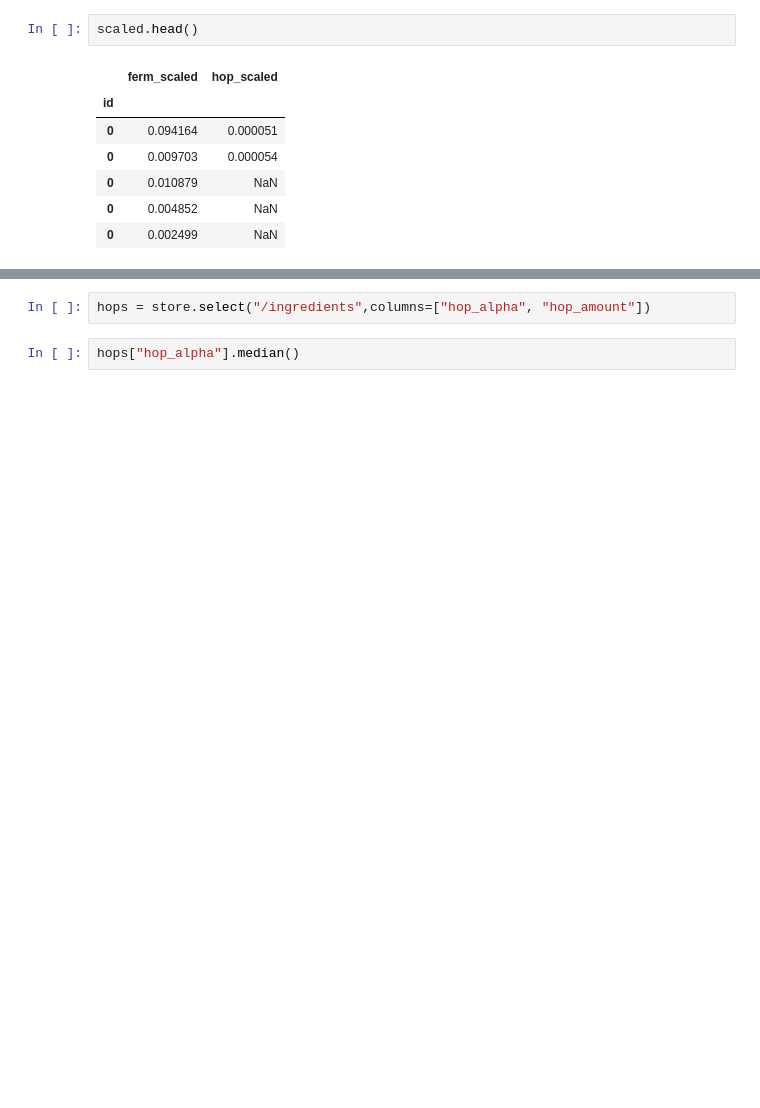
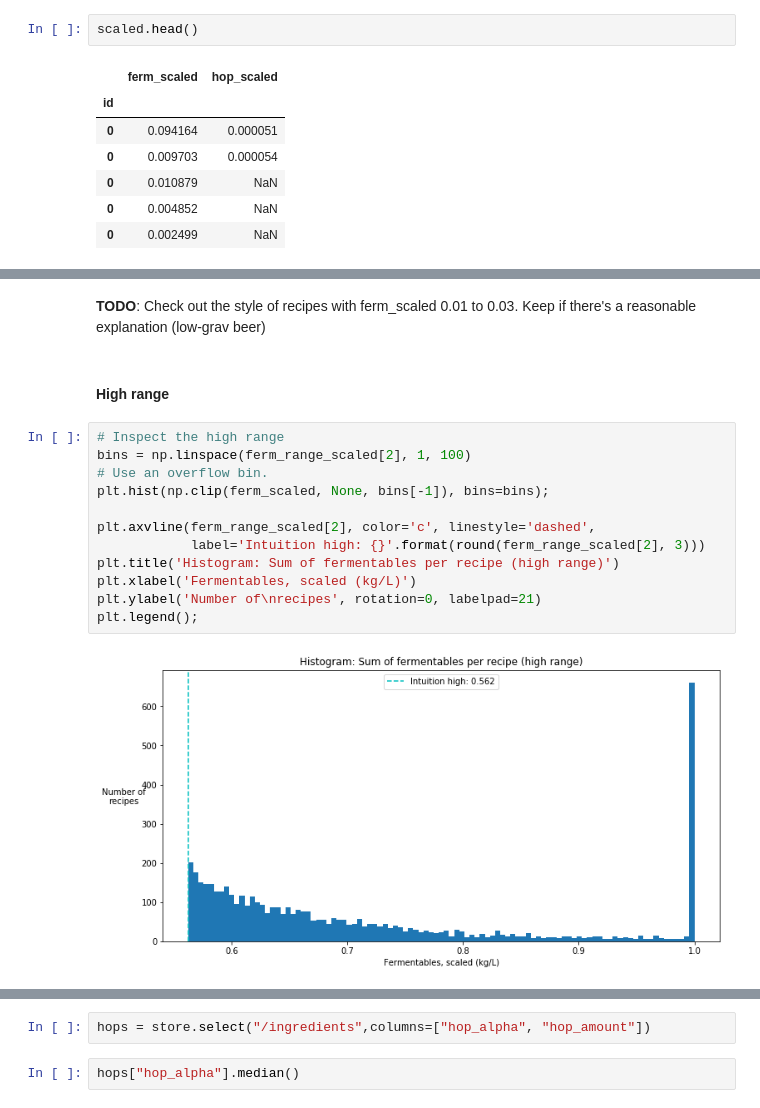
Before and after one commit to rmwoods/beer.ai, a Jupyter notebook: beer.ai/Ingredient Exploration.ipynb, the cells around one changed output, grey strips where cells are left out. Saved outputs shown, nothing was run; the diff lists cells and outputs as text; blank space fills up the shorter version.

```diff
--- a/beer.ai/Ingredient Exploration.ipynb
+++ b/beer.ai/Ingredient Exploration.ipynb
@@ -256,0 +386,18 @@ So hop is significantly lower. We'll want to figure out why...
+# %% [markdown]
+**TODO**: Check out the style of recipes with ferm_scaled 0.01 to 0.03. Keep if there's a reasonable explanation (low-grav beer)
+# %% [markdown]
+#### High range
+# %%
+# Inspect the high range
+bins = np.linspace(ferm_range_scaled[2], 1, 100)
+# Use an overflow bin.
+plt.hist(np.clip(ferm_scaled, None, bins[-1]), bins=bins);
+
+plt.axvline(ferm_range_scaled[2], color='c', linestyle='dashed',
+            label='Intuition high: {}'.format(round(ferm_range_scaled[2], 3)))
+plt.title('Histogram: Sum of fermentables per recipe (high range)')
+plt.xlabel('Fermentables, scaled (kg/L)')
+plt.ylabel('Number of\nrecipes', rotation=0, labelpad=21)
+plt.legend();
+# %% [output]
+[figure, added]
```
Also changed, not shown: parts of 71 cells of this notebook.
